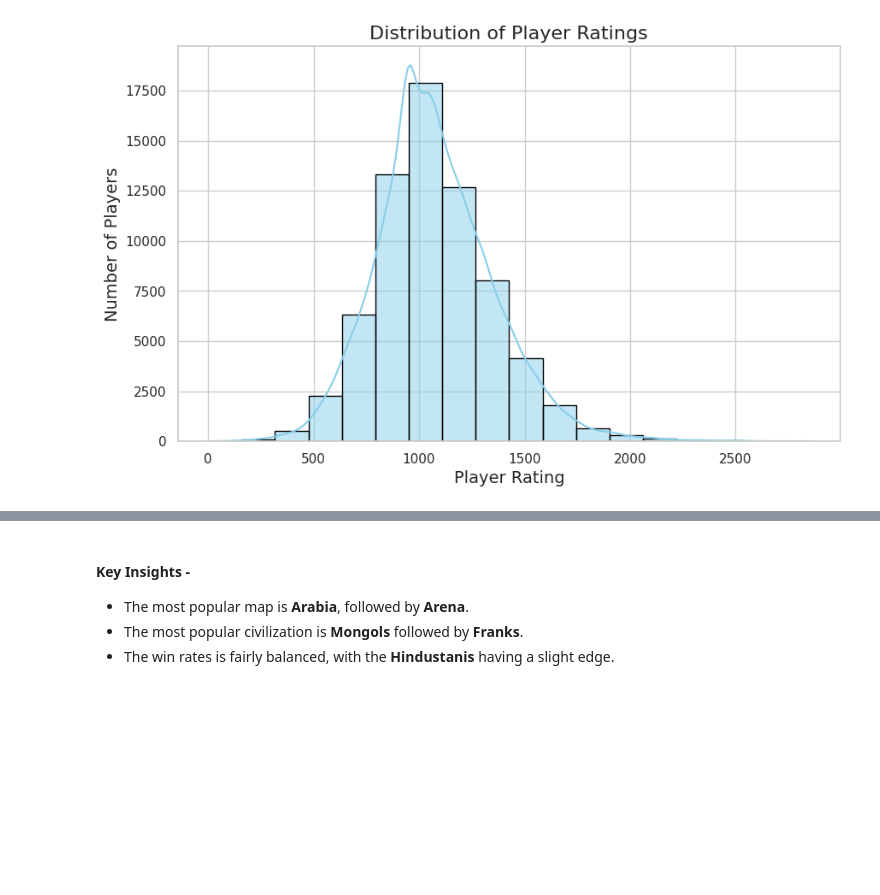
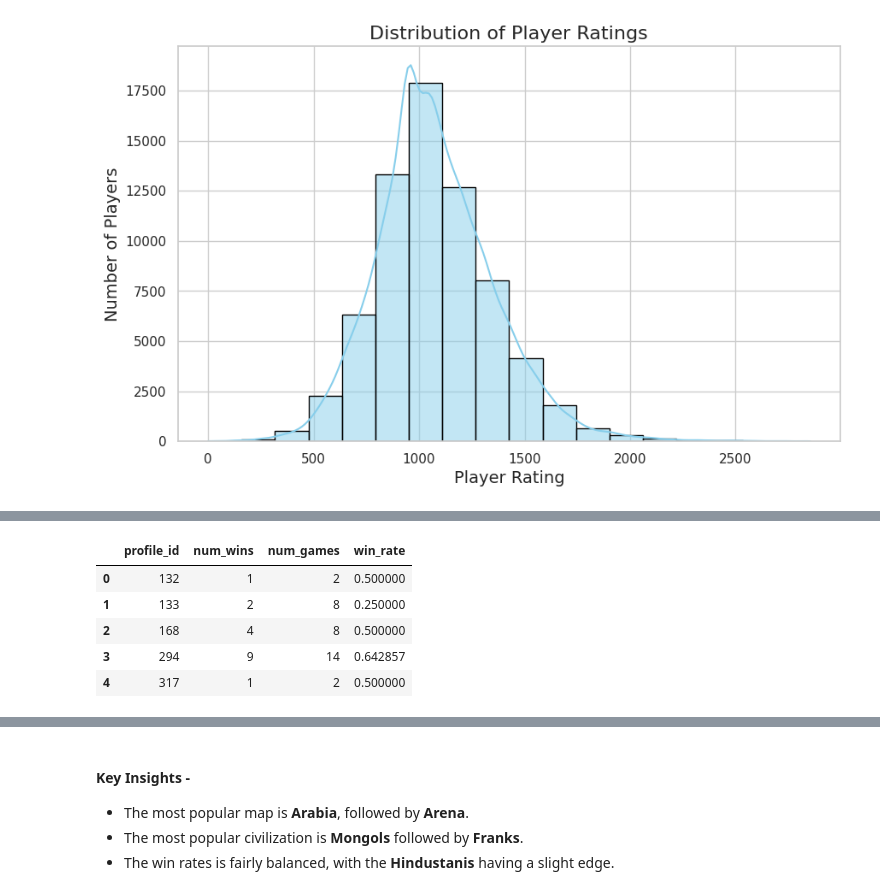
Before and after one commit to moraish/AOE_data_analysis, a Jupyter notebook: AOE_2_ANALYSIS_V1.ipynb, the cells around one changed output, grey strips where cells are left out. Drawn from its saved outputs; the diff is of its cells as text; code cells hidden in the pictures; blank space fills up the shorter version.

```diff
--- a/AOE_2_ANALYSIS_V1.ipynb
+++ b/AOE_2_ANALYSIS_V1.ipynb
@@ -210,0 +325,11 @@ plt.show()
+# %%
+player_win_rate = pd.merge(player_wins, player_games, on='profile_id')
+player_win_rate['win_rate'] = player_win_rate['num_wins'] / player_win_rate['num_games']
+player_win_rate.head()
+# %% [output]
+|  | profile_id | num_wins | num_games | win_rate |
+| 0 | 132 | 1 | 2 | 0.500000 |
+| 1 | 133 | 2 | 8 | 0.250000 |
+| 2 | 168 | 4 | 8 | 0.500000 |
+| 3 | 294 | 9 | 14 | 0.642857 |
+| 4 | 317 | 1 | 2 | 0.500000 |
```
Also changed, not shown: parts of 17 cells of this notebook.
